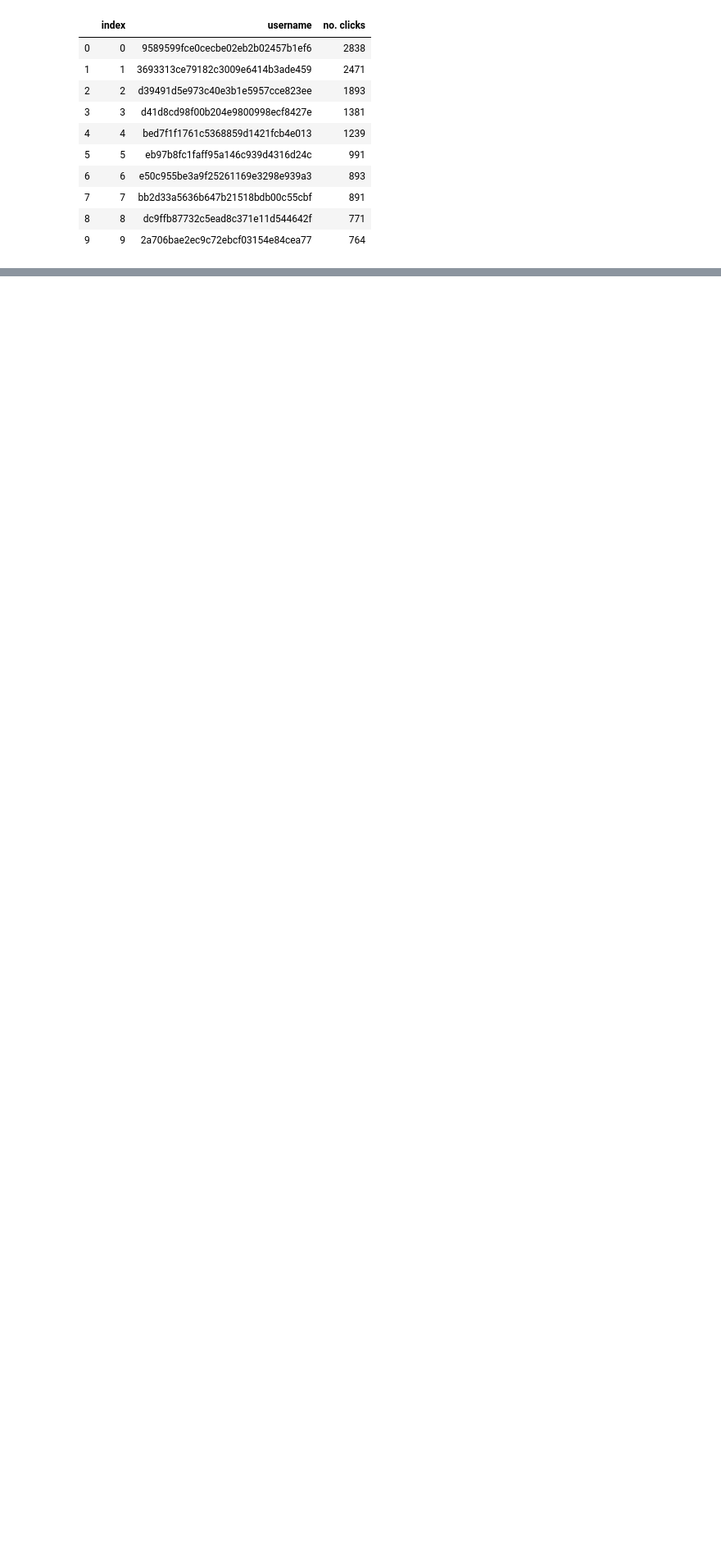
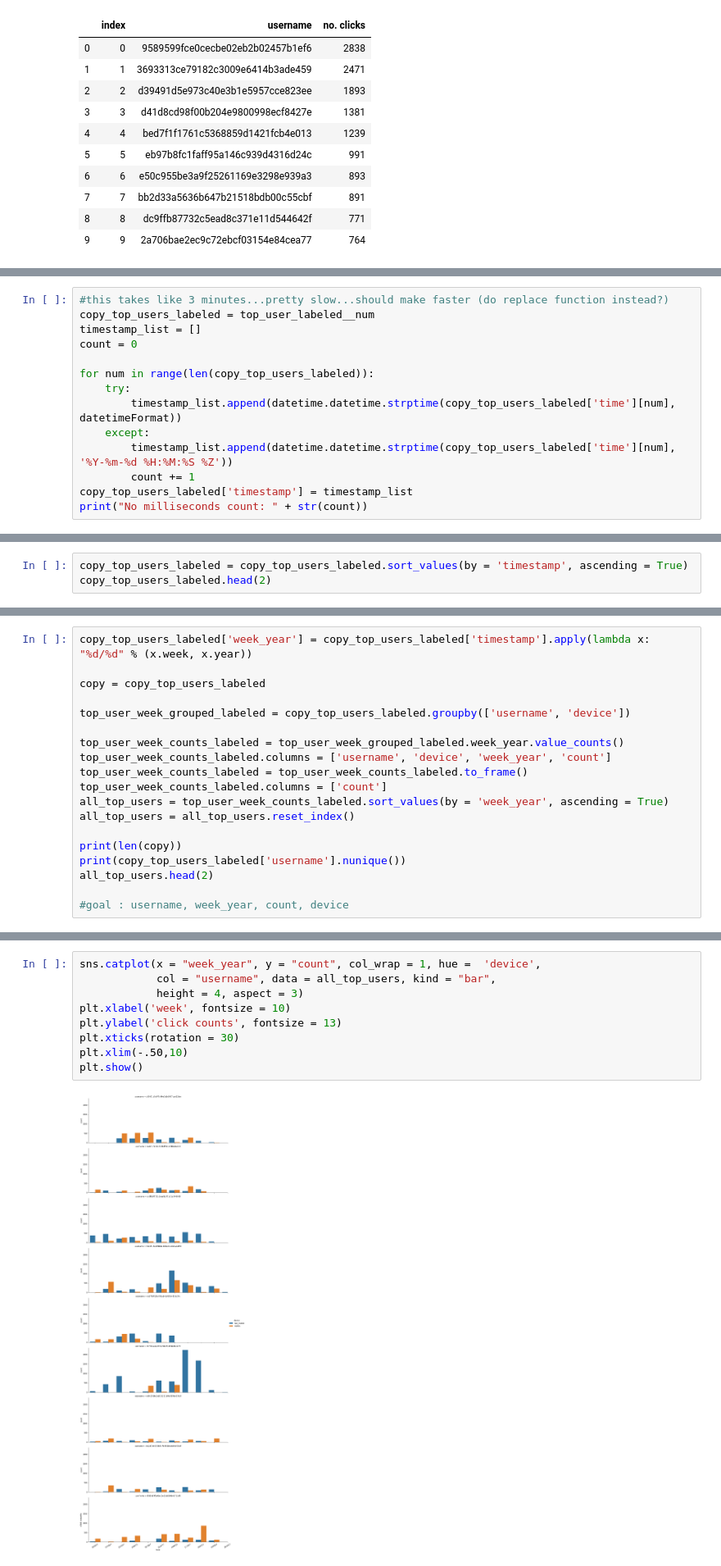
Before and after one commit to jyoonkim/Test, a Jupyter notebook: user_device_hb_timeseries.ipynb, the cells around one changed output, grey strips where cells are left out. Shown at 82% size. Saved outputs shown, nothing was run; the diff lists cells and outputs as text; blank space fills up the shorter version.

Commit message:
HB Count_attempts with 2EXP and 3EXP, user_device_hb unchanged, user_device_hb_timeseries includes a plot comparison of mobile/non-mobile usage by top users over weeks

```diff
--- a/user_device_hb_timeseries.ipynb
+++ b/user_device_hb_timeseries.ipynb
@@ -184,0 +246,14 @@ mobile_data_labeled.head(3)
+# %%
+#this takes like 3 minutes...pretty slow...should make faster (do replace function instead?)
+copy_top_users_labeled = top_user_labeled__num
+timestamp_list = []
+count = 0
+
+for num in range(len(copy_top_users_labeled)):
+    try:
+        timestamp_list.append(datetime.datetime.strptime(copy_top_users_labeled['time'][num], datetimeFormat))
+    except:
+        timestamp_list.append(datetime.datetime.strptime(copy_top_users_labeled['time'][num], '%Y-%m-%d %H:%M:%S %Z'))
+        count += 1
+copy_top_users_labeled['timestamp'] = timestamp_list
+print("No milliseconds count: " + str(count))
@@ -184,0 +262,3 @@ mobile_data_labeled.head(3)
+# %%
+copy_top_users_labeled = copy_top_users_labeled.sort_values(by = 'timestamp', ascending = True)
+copy_top_users_labeled.head(2)
@@ -184,0 +273,19 @@ mobile_data_labeled.head(3)
+# %%
+copy_top_users_labeled['week_year'] = copy_top_users_labeled['timestamp'].apply(lambda x: "%d/%d" % (x.week, x.year))
+
+copy = copy_top_users_labeled
+
+top_user_week_grouped_labeled = copy_top_users_labeled.groupby(['username', 'device'])
+
+top_user_week_counts_labeled = top_user_week_grouped_labeled.week_year.value_counts()
+top_user_week_counts_labeled.columns = ['username', 'device', 'week_year', 'count']
+top_user_week_counts_labeled = top_user_week_counts_labeled.to_frame()
+top_user_week_counts_labeled.columns = ['count']
+all_top_users = top_user_week_counts_labeled.sort_values(by = 'week_year', ascending = True)
+all_top_users = all_top_users.reset_index()
+
+print(len(copy))
+print(copy_top_users_labeled['username'].nunique())
+all_top_users.head(2)
+
+#goal : username, week_year, count, device
@@ -184,0 +298,11 @@ mobile_data_labeled.head(3)
+# %%
+sns.catplot(x = "week_year", y = "count", col_wrap = 1, hue =  'device',
+            col = "username", data = all_top_users, kind = "bar",
+            height = 4, aspect = 3)
+plt.xlabel('week', fontsize = 10)
+plt.ylabel('click counts', fontsize = 13)
+plt.xticks(rotation = 30)
+plt.xlim(-.50,10)
+plt.show()
+# %% [output]
+[figure, added]
```
Also changed, not shown: parts of 11 cells of this notebook, 2 other files.
